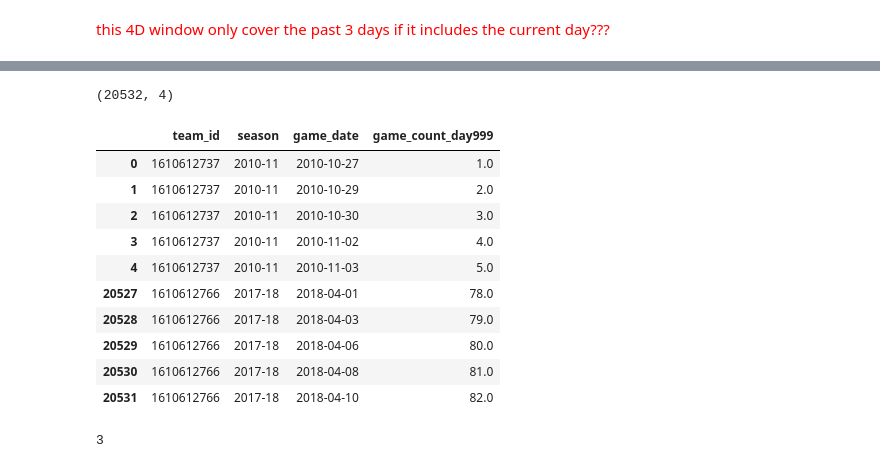
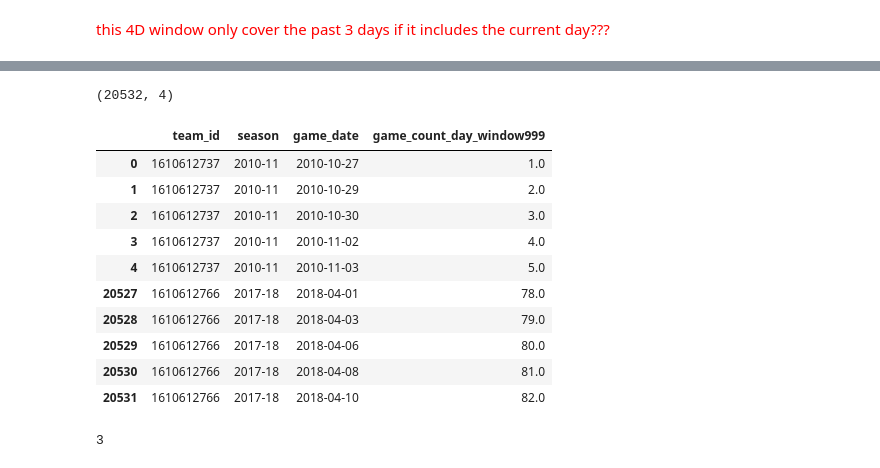
Before and after one commit to pauljacob/DSCapstone2, a Jupyter notebook: 03_Exploratory_Data_Analysis/csvoutput_03_exploratory_data_analysis_66A_game_count_day_window2_5_8_12_999_2010_2018.ipynb, the cells around one changed output, grey strips where cells are left out. Drawn from its saved outputs; the diff is of its cells as text; code cells hidden in the pictures.

```diff
--- a/03_Exploratory_Data_Analysis/csvoutput_03_exploratory_data_analysis_66A_game_count_day_window2_5_8_12_999_2010_2018.ipynb
+++ b/03_Exploratory_Data_Analysis/csvoutput_03_exploratory_data_analysis_66A_game_count_day_window2_5_8_12_999_2010_2018.ipynb
@@ -229,11 +229,11 @@ p(df_game_count_day12)
 | 20531 | 1610612766 | 2017-18 | 2018-04-10 | 6.0 |
 # %%
 df_game_count_day999 = df.groupby(['team_id', 'season'])['game_id'].rolling('999D')\
-                                .count().reset_index().rename(columns={'game_id':'game_count_day999'})
+                                .count().reset_index().rename(columns={'game_id':'game_count_day_window999'})
 p(df_game_count_day999)
 # %% [output]
 (20532, 4)
-|  | team_id | season | game_date | game_count_day999 |
+|  | team_id | season | game_date | game_count_day_window999 |
 | 0 | 1610612737 | 2010-11 | 2010-10-27 | 1.0 |
 | 1 | 1610612737 | 2010-11 | 2010-10-29 | 2.0 |
 | 2 | 1610612737 | 2010-11 | 2010-10-30 | 3.0 |
```
Also changed, not shown: parts of 6 cells of this notebook, 26 other files.
